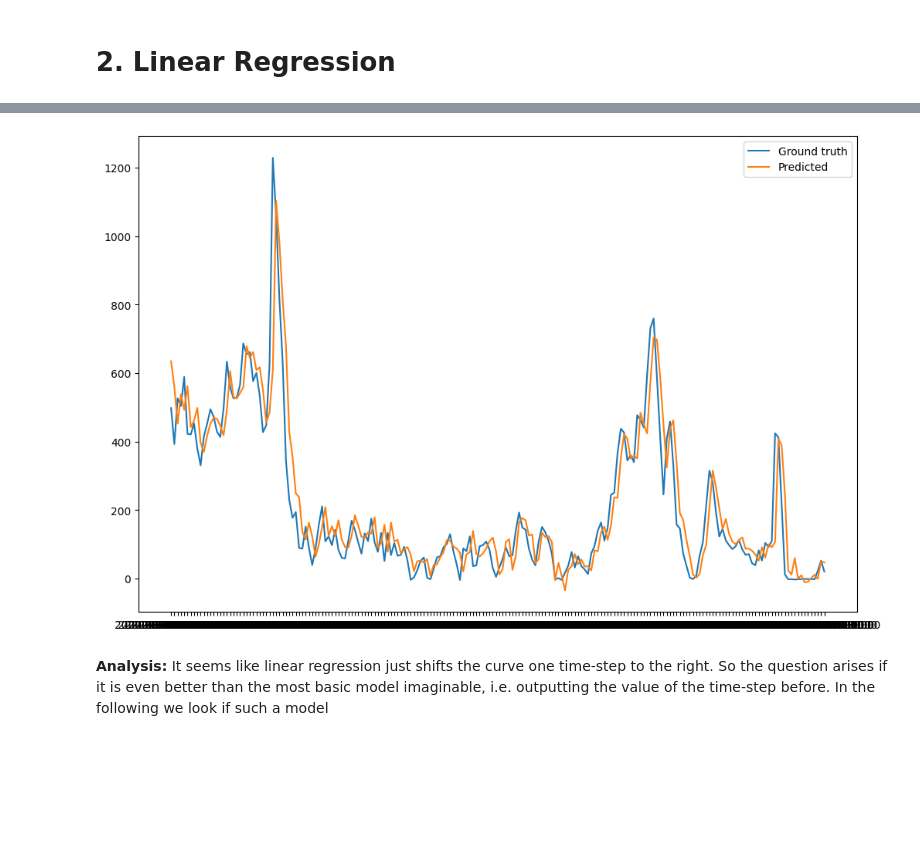
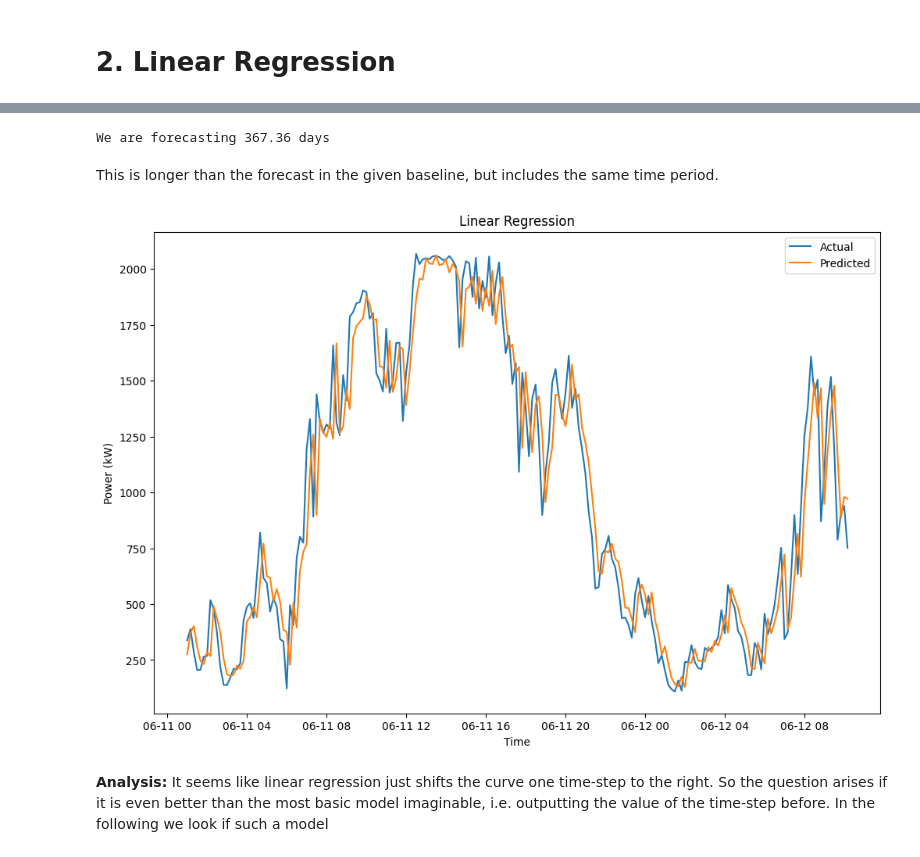
Before and after one commit to H-Kugler/forecasting-wind-power, a Jupyter notebook: notebooks/LR_GP.ipynb, the cells around one changed output, grey strips where cells are left out. Cells and saved outputs as stored; diff of their text form; code cells hidden in the pictures; blank space fills up the shorter version.

Commit message:
LR forecasts done

```diff
--- a/notebooks/LR_GP.ipynb
+++ b/notebooks/LR_GP.ipynb
@@ -40,7 +12,25 @@ turbine_two.set_index('Date', inplace=True)
 # %%
+# load the data
+turbine_two = pd.read_csv('../data/cleaned/turbine_two.csv')
+
+# use date column as index and convert to datetime
+turbine_two['Date'] = pd.to_datetime(turbine_two['Date'])
+turbine_two.set_index('Date', inplace=True)
+
+
 # create shifts of the data
 n_shifts = [1, 2, 3, 4, 5]
 
 for column in turbine_two.columns:
     for i in n_shifts:
         turbine_two[f'{column} (time {-i})'] = turbine_two[column].shift(i)
+
+# drop columns of current time step except for power
+turbine_two.drop(columns=['Wind speed (m/s)', 'Wind direction (°)', 'Nacelle position (°)', 'Energy Export (kWh)',
+                          'Nacelle ambient temperature (°C)', 'Rotor speed (RPM)'], inplace=True)
+
+# drop rows with NaN values
+turbine_two.dropna(inplace=True)
+
+
+turbine_two.head()
@@ -59,0 +46,12 @@ turbine_two.head()
+# %%
+# create hourly data set
+# shift data by additionaly 5 time steps to get a full hour
+turbine_two_hourly = turbine_two.iloc[:, 1:].shift(5)
+
+# put column 'Power (kW)' in data frame
+turbine_two_hourly['Power (kW)'] = turbine_two['Power (kW)']
+
+# drop rows with NaN values
+turbine_two_hourly.dropna(inplace=True)
+
+turbine_two_hourly.head()
@@ -62,6 +94,7 @@ turbine_two.head()
 for column in turbine_two.columns:
     if column != 'Power (kW)':
         turbine_two[column] = turbine_two[column] - turbine_two[column].mean()
+        turbine_two_hourly[column] = turbine_two_hourly[column] - turbine_two_hourly[column].mean()
 # %% [markdown]
 # 2. Linear Regression
 # %%
@@ -115,19 +137,27 @@ MAE: 53.21466564222192
+# %%
+# short calculation how many days we are forcasting
+print(f'We are forecasting {round(len(y_test) * 10 / 60 / 24, 2)} days')
+# %% [output]
+We are forecasting 367.36 days
+# %% [markdown]
+This is longer than the forecast in the given baseline, but includes the same time period.
 # %%
 # plot predictions vs actual values
 plt.figure(figsize=(12, 8))
-plt.plot(y_test[:200], label='Ground truth')
-plt.plot(y_pred[:200], label='Predicted')
+plt.plot(y_test.keys()[300:500], y_test[300:500], label='Actual')
+plt.plot(y_test.keys()[300:500], y_pred[300:500], label='Predicted')
 
-plt.xticks([])
+# plot months as xticks
+#plt.xticks(ticks=np.arange(0, 200, 10), labels=y_test.keys()[:200:10], rotation=90)
 
 plt.xlabel('Time')
 plt.ylabel('Power (kW)')
 plt.title('Linear Regression')
 
 plt.legend()
 plt.show()
 # %% [output]
-[figure, old version]
+[figure, new version]
 # %% [markdown]
 **Analysis:** It seems like linear regression just shifts the curve one time-step to the right. So the question arises if it is even better than the most basic model imaginable, i.e. outputting the value of the time-step before. In the following we look if such a model
 # %%
```
Also changed, not shown: parts of 22 cells of this notebook.
